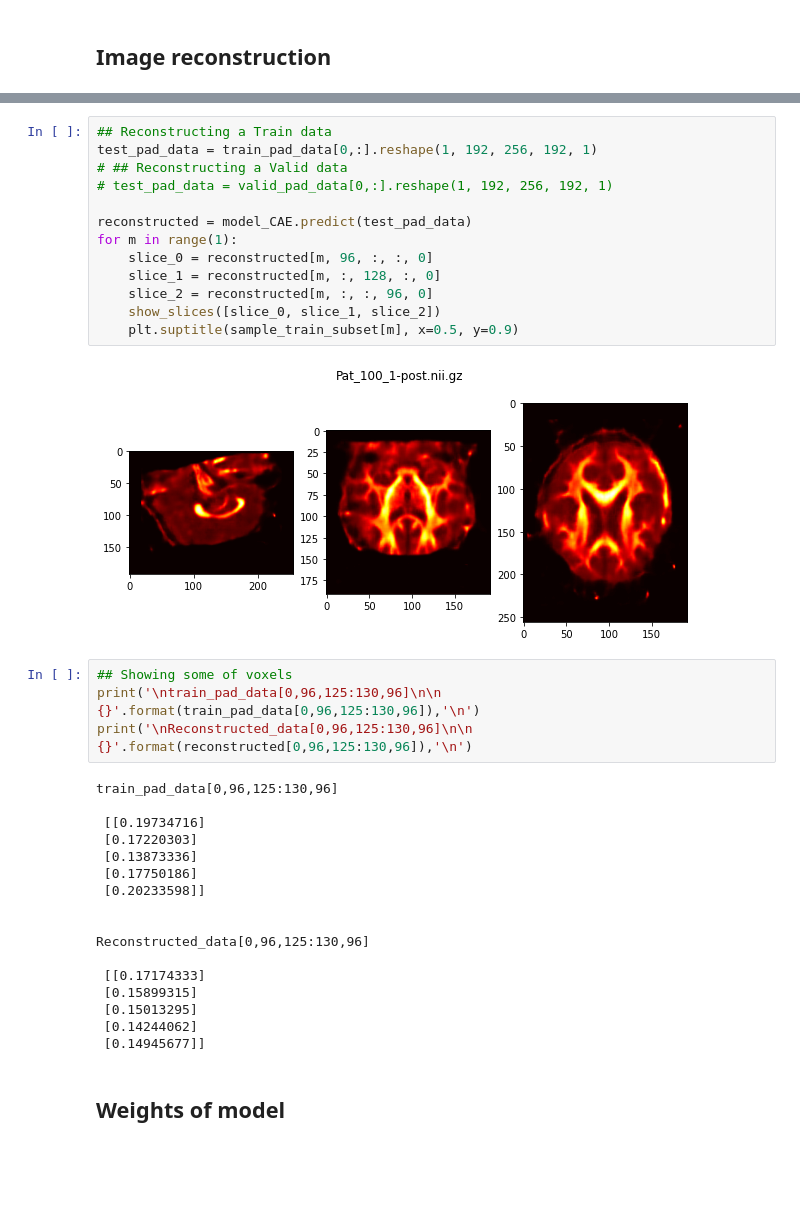
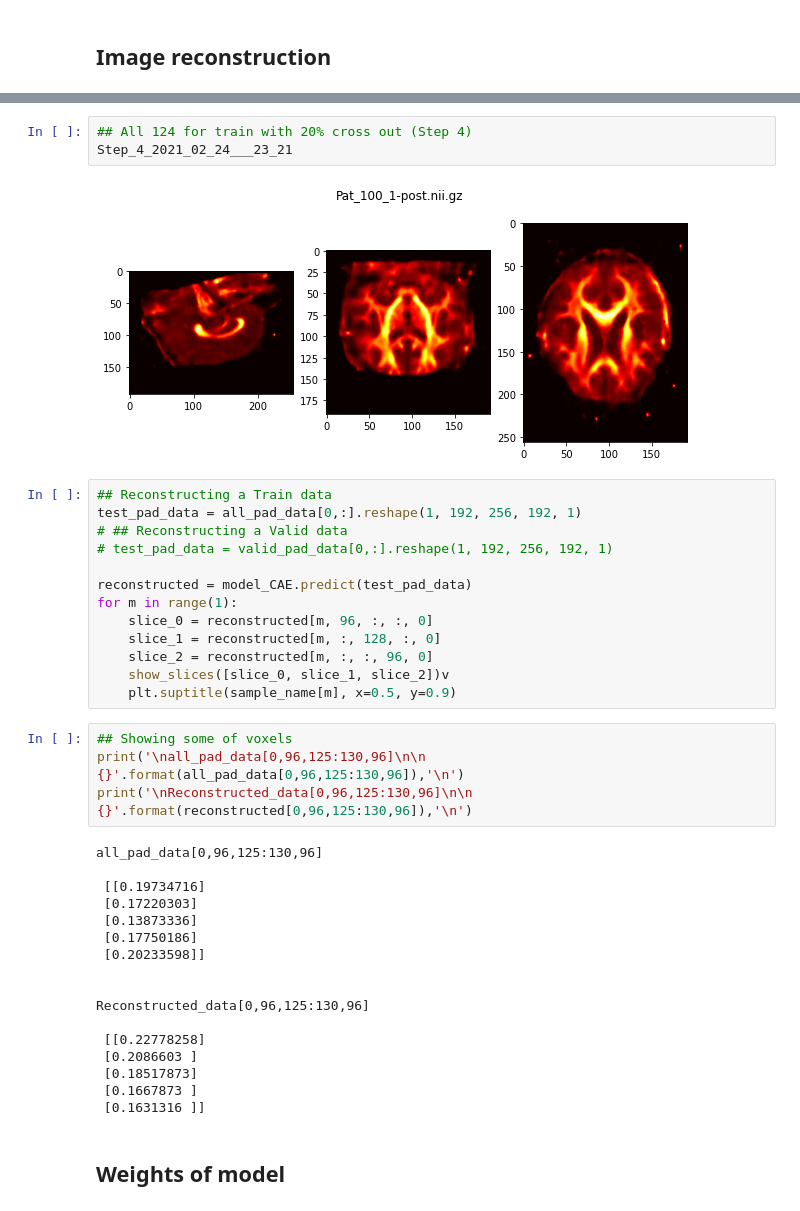
Before and after one commit to Hadi2468/DTI_Clustering, a Jupyter notebook: LF_124.ipynb, the cells around one changed output, grey strips where cells are left out. Cells and saved outputs as stored; diff of their text form; blank space fills up the shorter version.

```diff
--- a/LF_124.ipynb
+++ b/LF_124.ipynb
@@ -247,6 +207,11 @@ Start Time = 2021_02_09___01_53
+# %%
+## All 124 for train with 20% cross out (Step 4)
+Step_4_2021_02_24___23_21
+# %% [output]
+[figure, added]
 # %%
 ## Reconstructing a Train data
-test_pad_data = train_pad_data[0,:].reshape(1, 192, 256, 192, 1)
+test_pad_data = all_pad_data[0,:].reshape(1, 192, 256, 192, 1)
 # ## Reconstructing a Valid data
 # test_pad_data = valid_pad_data[0,:].reshape(1, 192, 256, 192, 1)
 
@@ -255,16 +220,14 @@ for m in range(1):
     slice_0 = reconstructed[m, 96, :, :, 0]
     slice_1 = reconstructed[m, :, 128, :, 0]
     slice_2 = reconstructed[m, :, :, 96, 0]
-    show_slices([slice_0, slice_1, slice_2])
-    plt.suptitle(sample_train_subset[m], x=0.5, y=0.9)
+    show_slices([slice_0, slice_1, slice_2])v
+    plt.suptitle(sample_name[m], x=0.5, y=0.9)
-# %% [output]
-[figure, removed]
 # %%
 ## Showing some of voxels
-print('\ntrain_pad_data[0,96,125:130,96]\n\n {}'.format(train_pad_data[0,96,125:130,96]),'\n')
+print('\nall_pad_data[0,96,125:130,96]\n\n {}'.format(all_pad_data[0,96,125:130,96]),'\n')
 print('\nReconstructed_data[0,96,125:130,96]\n\n {}'.format(reconstructed[0,96,125:130,96]),'\n')
 # %% [output]
-train_pad_data[0,96,125:130,96]
+all_pad_data[0,96,125:130,96]
 
  [[0.19734716]
  [0.17220303]
@@ -275,11 +238,11 @@ train_pad_data[0,96,125:130,96]
 
 Reconstructed_data[0,96,125:130,96]
 
- [[0.17174333]
- [0.15899315]
- [0.15013295]
- [0.14244062]
- [0.14945677]]
+ [[0.22778258]
+ [0.2086603 ]
+ [0.18517873]
+ [0.1667873 ]
+ [0.1631316 ]]
 # %% [markdown]
 ## Weights of model
 # %%
```
Also changed, not shown: parts of 35 cells of this notebook, 47 other files.
